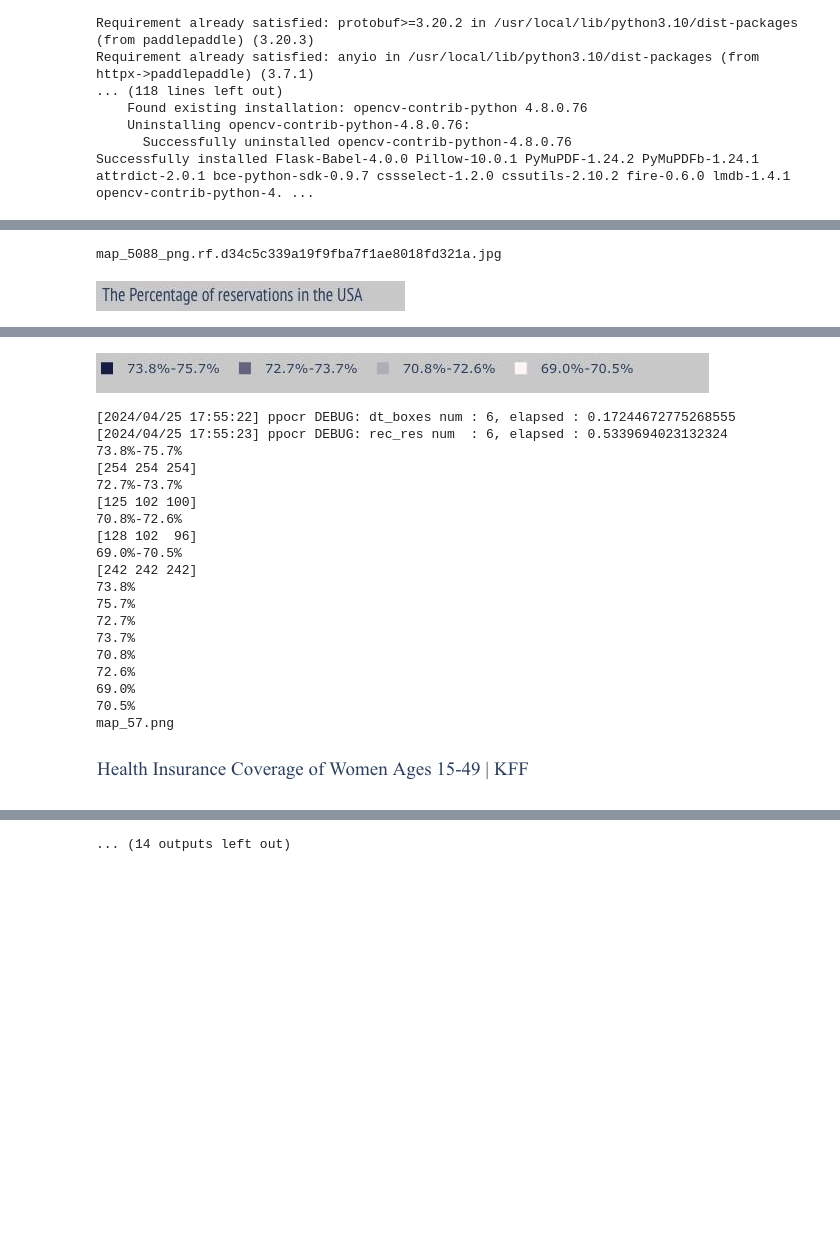
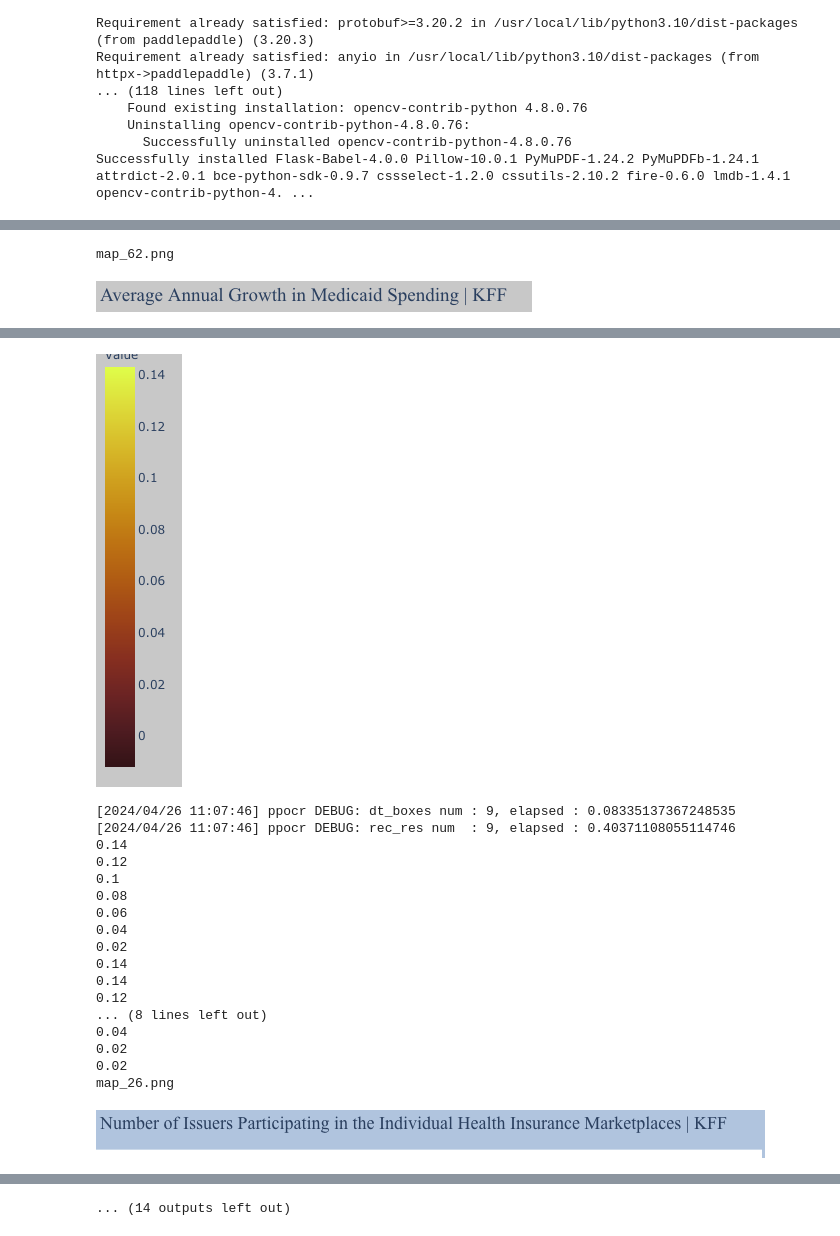
Before and after one commit to Nilsiloid/Map-Analytics, a Jupyter notebook: OCR/PaddleOCR/PaddleOCR_updated.ipynb, the cells around one changed output, grey strips where cells are left out. Drawn from its saved outputs; the diff is of its cells as text; code cells hidden in the pictures; blank space fills up the shorter version.

```diff
--- a/OCR/PaddleOCR/PaddleOCR_updated.ipynb
+++ b/OCR/PaddleOCR/PaddleOCR_updated.ipynb
@@ -65,5 +56,5 @@ download https://paddleocr.bj.bcebos.com/dygraph_v2.0/ch/ch_ppocr_mobile_v2.0_cl
 # %%
-img_path = '/content/Images'
+img_path = '/content/Images_set2'
 # %%
 img_paths = glob.glob(img_path + '*.png')
 # %%
@@ -87,22 +78,26 @@ print(data)
 # Function to convert bound variables to doubles and extract units
 def convert_to_doubles(low, upper_bound):
   low=lower_bound.replace(",", "")
+  low=low.replace(" ", "")
   up=upper_bound.replace(",", "")
+  up=up.replace(" ", "")
   print(low)
   print(up)
   # Check if last character of lower_bound is not a digit
-  if low and not low[-1].isdigit():
+  if low != "":
+    if not low[-1].isdigit():
       units = low[-1]
       low = float(low[:-1])
-  else:
+    else:
       units = 'u'
       low = float(low)
 
   # Check if last character of upper_bound is not a digit
-  if up and not up[-1].isdigit():
+  if up != "":
+    if not up[-1].isdigit():
       units = up[-1]
       up = float(up[:-1])
-  else:
+    else:
       units = 'u'
       up = float(up)
 
@@ -170,7 +165,7 @@ for ele in data:
 
   values = extract_numbers(title_bounding_box)
 
-  imgPath = "/content/Images/"+file_name
+  imgPath = "/content/Images_set2/"+file_name
   image = cv2.imread(imgPath)
 
   y, x, h, w = values
@@ -198,54 +193,56 @@ for ele in data:
   for line in result:
     for word in line:
       text = word[1][0]
+      if text!="N/A" and num_there(text)==0:
+        continue
       print(text)
       x, y, w, h = word[0][0][0], word[0][0][1], abs(word[0][0][0]-word[0][1][0]), abs(word[0][1][1]-word[0][2][1])
 
       x1 = int(x)
-      y1 = int(y+w+h//2)
+      y1 = int(y+h//2)
       x2 = int(x)
-      y2 = int(y+w+h//2-1)
+      y2 = int(y+h//2-1)
 
-      while all(image[y1, x1]==image[y2, x2]):
+      while x2>=0 and all(image[y1, x1]==image[y2, x2]):
         x2-=1
       x3 = x2
-      while all(image[y1, x1]==image[y2, x3]):
+      while x3 >=0 and all(image[y1, x1]==image[y2, x3]):
         x3-=1
 
       x2 = (x2+x3)//2
       color = image[y2,x2]
-      print(color)
+      # print(color)
       blue, green, red = color
       numerical_info += [text] + [red, green, blue]
 
   i=0
   value_id = 0
   while i<len(numerical_info):
     value_id += 1
 
-    if numerical_info[i]!="N/A" and numerical_info[i]!="-":
+    if numerical_info[i] and numerical_info[i]!="N/A" and numerical_info[i]!="-":
       values = numerical_info[i].split("-")
 
       if len(values)>1:
         lower_bound = values[0]
         upper_bound = values[1]
       else:
         lower_bound = values[0]
         upper_bound = values[0]
 
       converted_lower_bound, converted_upper_bound, units = convert_to_doubles(lower_bound, upper_bound)
       info = [file_name, map_type, map_title, numerical_info[i+1], numerical_info[i+2], numerical_info[i+3], (converted_lower_bound+converted_upper_bound)/2, units]
 
     else:
       values = "N/A"
       info = [file_name, map_type, map_title, numerical_info[i+1], numerical_info[i+2], numerical_info[i+3], values, ""]
-    map_name = img_path.split("/")[-1].split(".")[0]
-    info = [map_name] + info
+    # map_name = img_path.split("/")[-1].split(".")[0]
+    # info = [map_name] + info
     complete_data += [info]
 
     i+=4
 
-print(complete_data)
+# print(complete_data)
 # %% [output]
-map_5088_png.rf.d34c5c339a19f9fba7f1ae8018fd321a.jpg
+map_62.png
-[figure, old version]
+[figure, new version]
@@ -255,21 +252,19 @@ The Percentage of reservations in the USA
-[figure, old version]
+[figure, new version]
-[2024/04/25 17:55:22] ppocr DEBUG: dt_boxes num : 6, elapsed : 0.17244672775268555
-[2024/04/25 17:55:23] ppocr DEBUG: rec_res num  : 6, elapsed : 0.5339694023132324
-73.8%-75.7%
-[254 254 254]
-72.7%-73.7%
-[125 102 100]
-70.8%-72.6%
-[128 102  96]
-69.0%-70.5%
-[242 242 242]
-73.8%
-75.7%
-72.7%
-73.7%
-70.8%
-72.6%
-69.0%
-70.5%
-map_57.png
+[2024/04/26 11:07:46] ppocr DEBUG: dt_boxes num : 9, elapsed : 0.08335137367248535
+[2024/04/26 11:07:46] ppocr DEBUG: rec_res num  : 9, elapsed : 0.40371108055114746
+0.14
+0.12
+0.1
+0.08
+0.06
+0.04
+0.02
+0.14
+0.14
+0.12
+... (8 lines left out)
+0.04
+0.02
+0.02
+map_26.png
-[figure, old version]
+[figure, new version]
```
Also changed, not shown: parts of 5 cells of this notebook, 45 other files.
